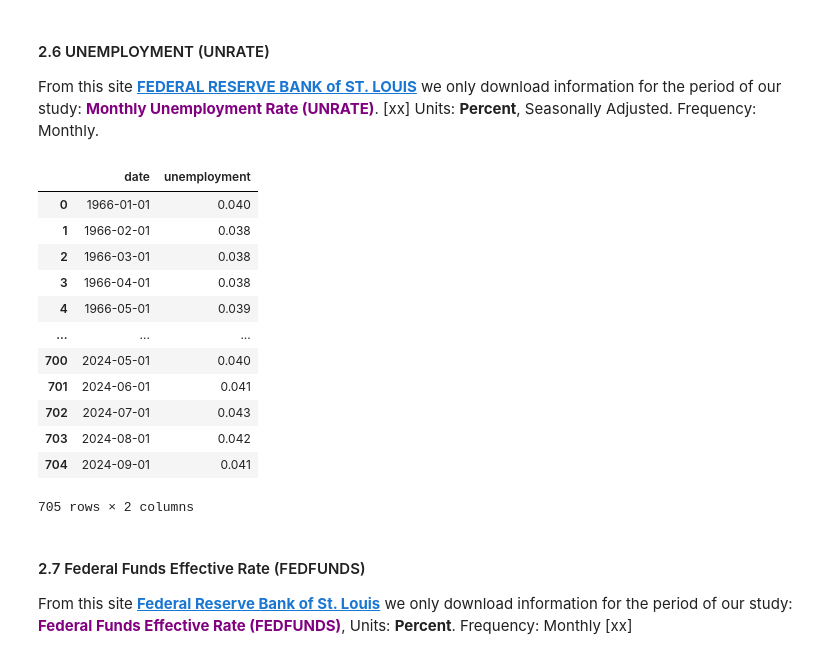
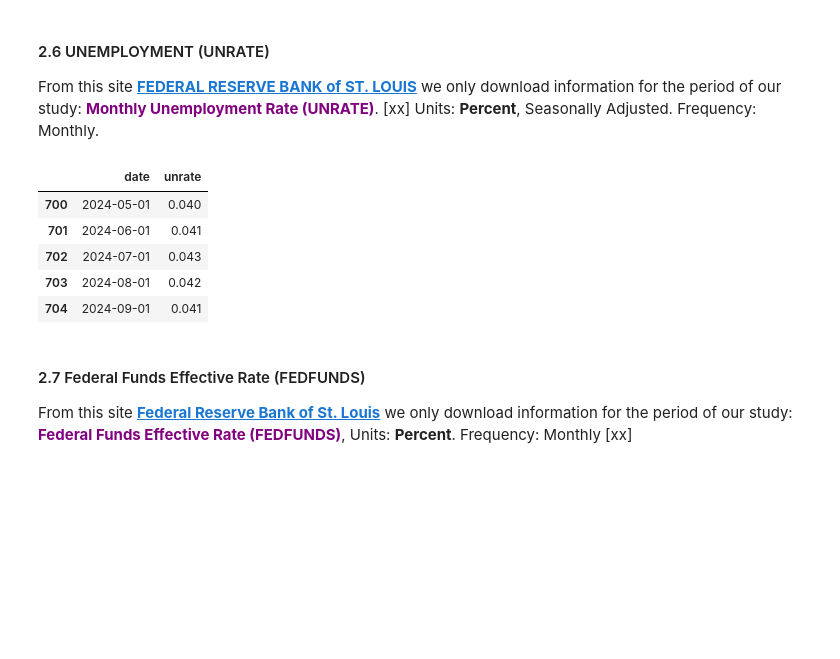
Before and after one commit to Engineer194/Analysis-of-the-US-Economy---Part-3, a Jupyter notebook: ver.2.ipynb, the cells around one changed output. Drawn from its saved outputs; the diff is of its cells as text; code cells hidden in the pictures; blank space fills up the shorter version.

```diff
--- a/ver.2.ipynb
+++ b/ver.2.ipynb
@@ -204,24 +169,17 @@ payems
 
 From this site **[FEDERAL RESERVE BANK of ST. LOUIS](https://fred.stlouisfed.org/series/UNRATE)** we only download information for the period of our study: **<a style="color:purple;">Monthly Unemployment Rate (UNRATE)</a>**. [xx] Units: **Percent**</a>, Seasonally Adjusted. Frequency: Monthly.
 # %%
-unemployment = pd.read_csv('data/UNRATE.csv')
-unemployment.columns = ["date", "unemployment"]
-unemployment["unemployment"] = unemployment["unemployment"] / 100 # To get in percentages.
-unemployment
+unrate = pd.read_csv('data/UNRATE.csv')
+unrate.columns = ["date", "unrate"]
+unrate["unrate"] = unrate["unrate"] / 100 # To get in percentages.
+unrate.tail()
 # %% [output]
-|  | date | unemployment |
-| 0 | 1966-01-01 | 0.040 |
-| 1 | 1966-02-01 | 0.038 |
-| 2 | 1966-03-01 | 0.038 |
-| 3 | 1966-04-01 | 0.038 |
-| 4 | 1966-05-01 | 0.039 |
-| ... | ... | ... |
+|  | date | unrate |
 | 700 | 2024-05-01 | 0.040 |
 | 701 | 2024-06-01 | 0.041 |
 | 702 | 2024-07-01 | 0.043 |
 | 703 | 2024-08-01 | 0.042 |
 | 704 | 2024-09-01 | 0.041 |
-705 rows × 2 columns
 # %% [markdown]
 #### 2.7  Federal Funds Effective Rate (FEDFUNDS)
 
```
Also changed, not shown: parts of 21 cells of this notebook.
